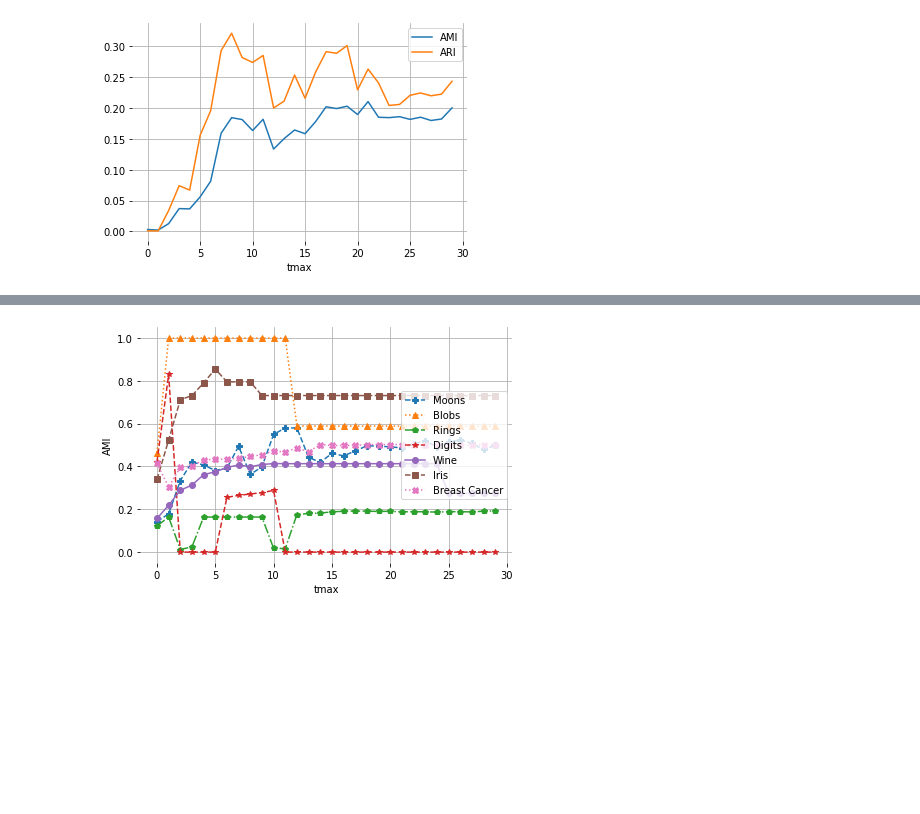
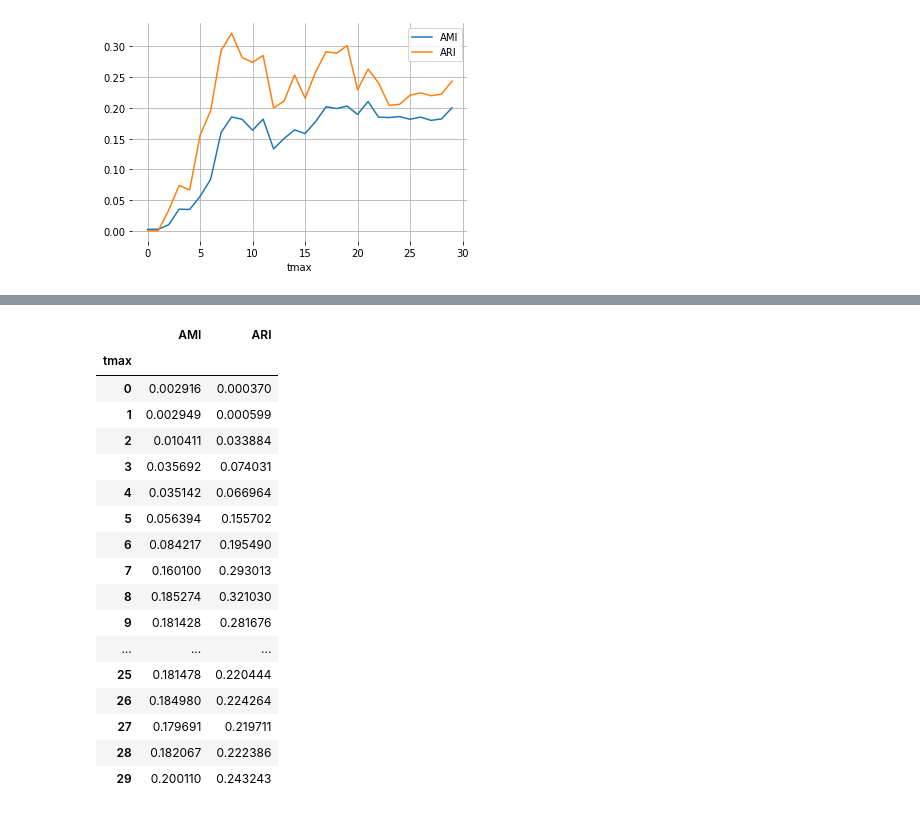
Before and after one commit to thullmann/overoptimism-clust-algo, a Jupyter notebook: notebooks/Optimizations/ROCK_Hyperparameter_Search_Moons_2.ipynb, the cells around one changed output, grey strips where cells are left out. Drawn from its saved outputs; the diff is of its cells as text; code cells hidden in the pictures; blank space fills up the shorter version.

```diff
--- a/notebooks/Optimizations/ROCK_Hyperparameter_Search_Moons_2.ipynb
+++ b/notebooks/Optimizations/ROCK_Hyperparameter_Search_Moons_2.ipynb
@@ -101,17 +96,0 @@ results.groupby('tmax').mean()
-# %%
-import matplotlib.pyplot as plt
-
-plt.plot(tmaxs, results[results['Dataset'] == 'Moons']['AMI'], linestyle='--', marker='P', label='Moons')
-plt.plot(tmaxs, results[results['Dataset'] == 'Blobs']['AMI'], linestyle=":", marker='^', label='Blobs')
-plt.plot(tmaxs, results[results['Dataset'] == 'Circles']['AMI'], linestyle='-.', marker='p', label='Rings')
-plt.plot(tmaxs, results[results['Dataset'] == 'Digits']['AMI'], linestyle='--', marker='*',  label='Digits')
-plt.plot(tmaxs, results[results['Dataset'] == 'Wine']['AMI'], linestyle='-', marker='o', label='Wine')
-plt.plot(tmaxs, results[results['Dataset'] == 'Iris']['AMI'], linestyle='--', marker='s', label='Iris')
-plt.plot(tmaxs, results[results['Dataset'] == 'Breast Cancer']['AMI'], linestyle=':', marker='X', label='Breast Cancer')
-plt.xlabel('tmax')
-plt.ylabel('AMI')
-plt.tight_layout()
-plt.legend(loc='right')
-plt.savefig('ROCK_hyper_search.png')
-# %% [output]
-[figure, removed]
@@ -119,0 +97,21 @@ results.to_csv('ROCK_hyper.csv')
+# %%
+results.groupby('tmax').std()
+# %% [output]
+|  | AMI | ARI |
+| tmax |  |  |
+| 0 | 0.002916 | 0.000370 |
+| 1 | 0.002949 | 0.000599 |
+| 2 | 0.010411 | 0.033884 |
+| 3 | 0.035692 | 0.074031 |
+| 4 | 0.035142 | 0.066964 |
+| 5 | 0.056394 | 0.155702 |
+| 6 | 0.084217 | 0.195490 |
+| 7 | 0.160100 | 0.293013 |
+| 8 | 0.185274 | 0.321030 |
+| 9 | 0.181428 | 0.281676 |
+| ... | ... | ... |
+| 25 | 0.181478 | 0.220444 |
+| 26 | 0.184980 | 0.224264 |
+| 27 | 0.179691 | 0.219711 |
+| 28 | 0.182067 | 0.222386 |
+| 29 | 0.200110 | 0.243243 |
```
Also changed, not shown: parts of 8 cells of this notebook, 12 other files.
